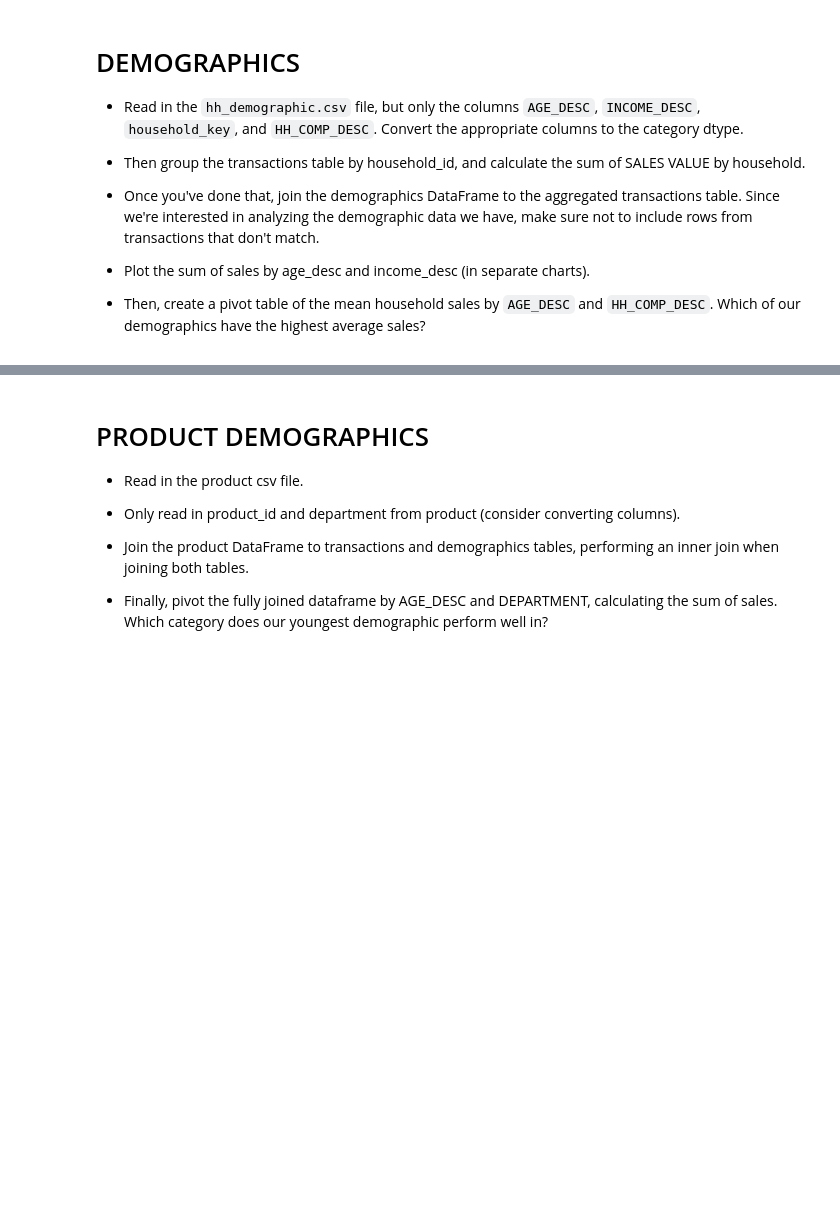
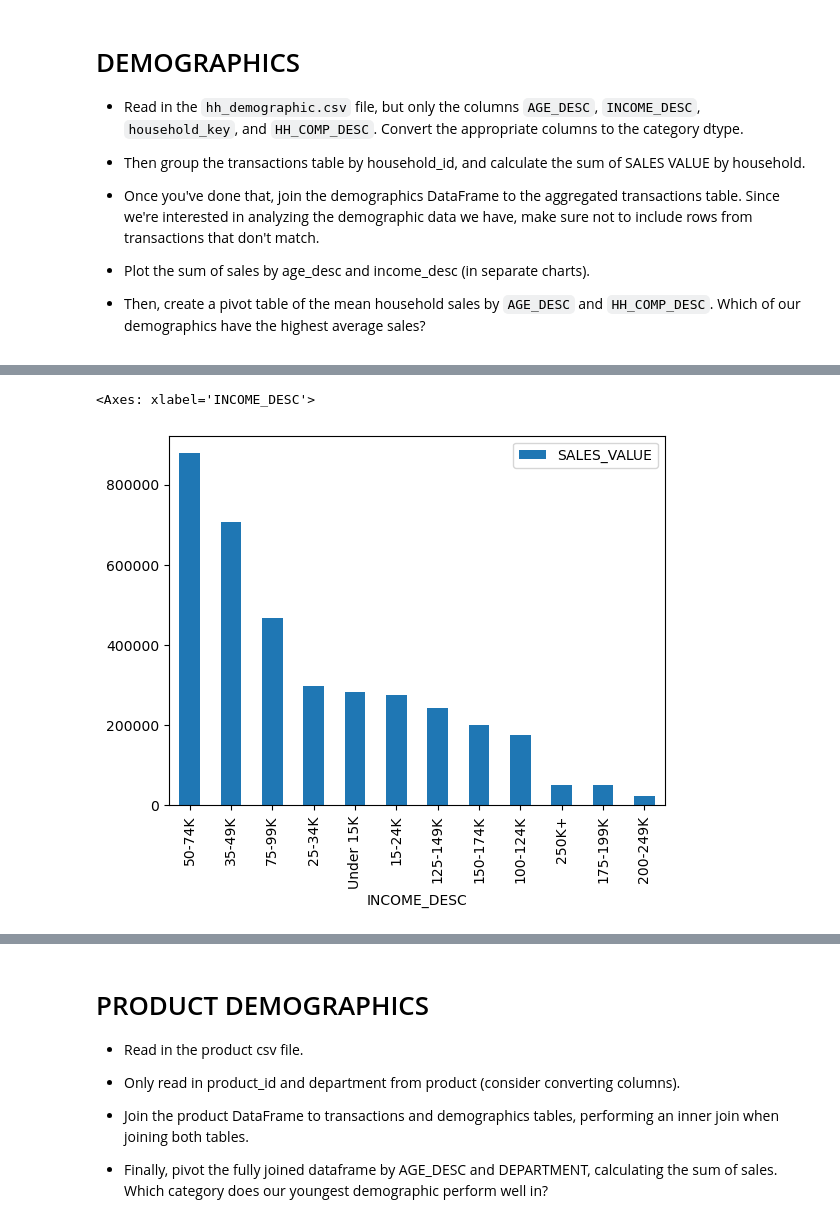
Before and after one commit to Kshitij-Chavan/Maven-Mega-Mart-Pandas, a Jupyter notebook: Notebooks/maven_mega_mart.ipynb, the cells around one changed output, grey strips where cells are left out. Cells and saved outputs as stored; diff of their text form; code cells hidden in the pictures; blank space fills up the shorter version.

```diff
--- a/Notebooks/maven_mega_mart.ipynb
+++ b/Notebooks/maven_mega_mart.ipynb
@@ -149,0 +219,8 @@ sales_day_of_week.plot.bar()
+# %%
+# Plotting sum of sales by income
+
+household_sales_demo.groupby('INCOME_DESC', observed=True).agg(
+    {'SALES_VALUE' : 'sum'}).sort_values('SALES_VALUE', ascending=False).plot.bar()
+# %% [output]
+<Axes: xlabel='INCOME_DESC'>
+[figure, added]
```
Also changed, not shown: parts of 9 cells of this notebook.
